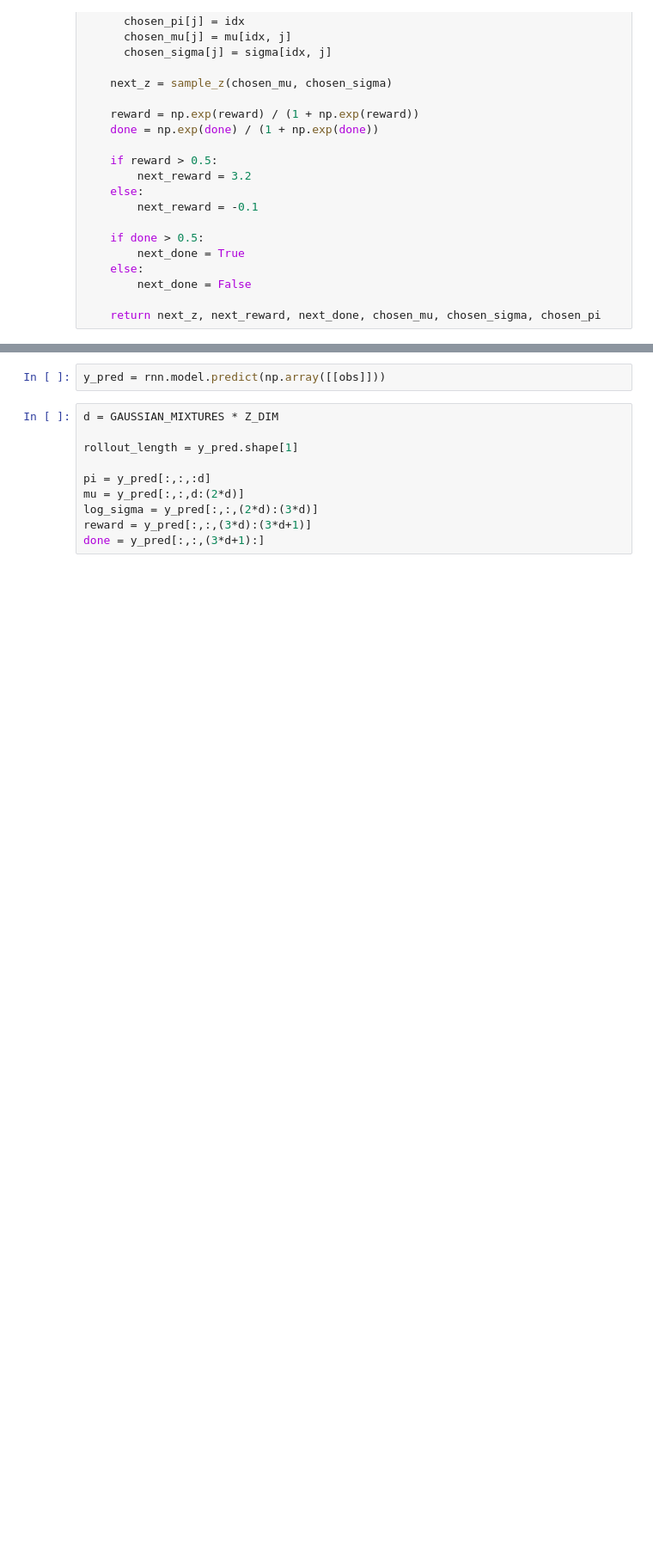
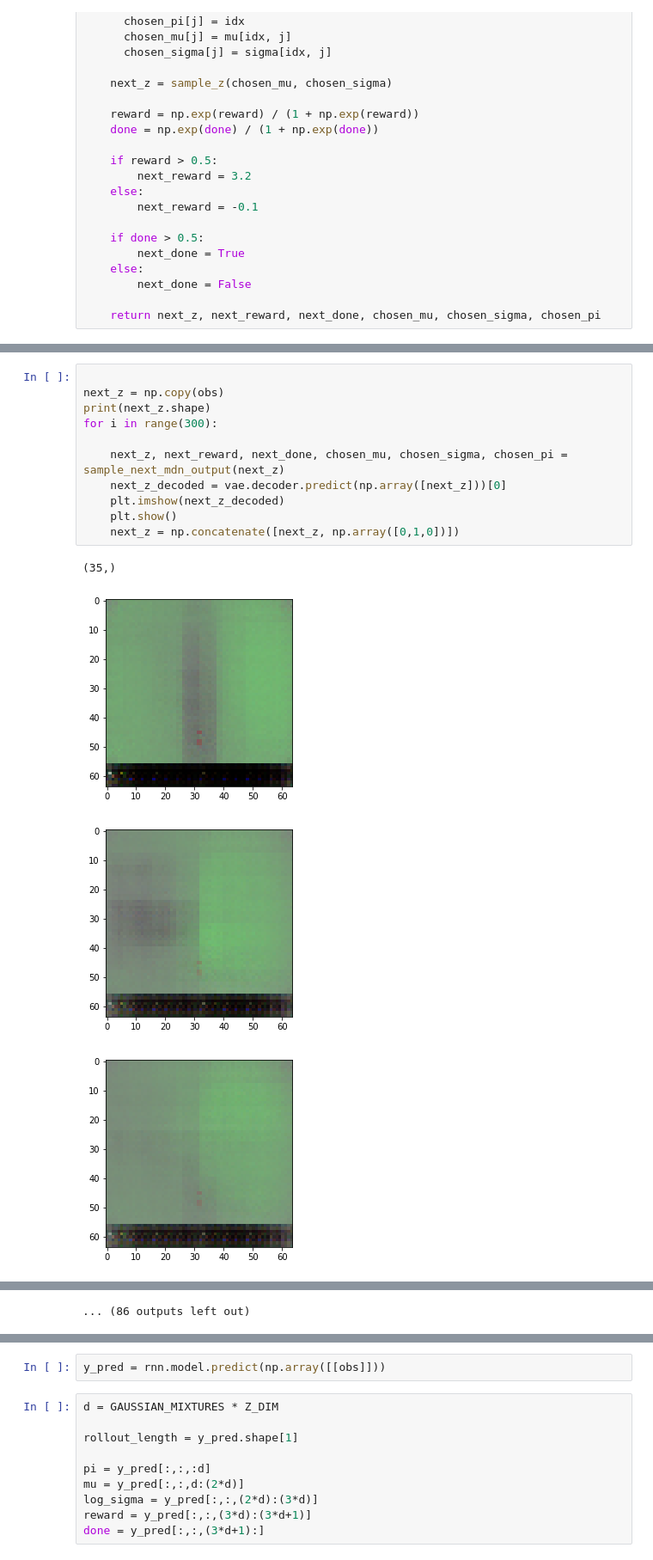
Before and after one commit to AppliedDataSciencePartners/WorldModels, a Jupyter notebook: check_rnn.ipynb, the cells around one changed output, grey strips where cells are left out. Shown at 86% size. Drawn from its saved outputs; the diff is of its cells as text; blank space fills up the shorter version.

```diff
--- a/check_rnn.ipynb
+++ b/check_rnn.ipynb
@@ -174,0 +169,16 @@ plt.show
+# %%
+
+next_z = np.copy(obs)
+print(next_z.shape)
+for i in range(300):
+
+    next_z, next_reward, next_done, chosen_mu, chosen_sigma, chosen_pi = sample_next_mdn_output(next_z)
+    next_z_decoded = vae.decoder.predict(np.array([next_z]))[0]
+    plt.imshow(next_z_decoded)
+    plt.show()
+    next_z = np.concatenate([next_z, np.array([0,1,0])])
+# %% [output]
+(35,)
+[figure, added]
+[figure, added]
+[figure, added]
@@ -175 +193,2 @@ plt.show
+... (86 outputs left out)
 # %%
```
Also changed, not shown: parts of 13 cells of this notebook, 7 other files.
